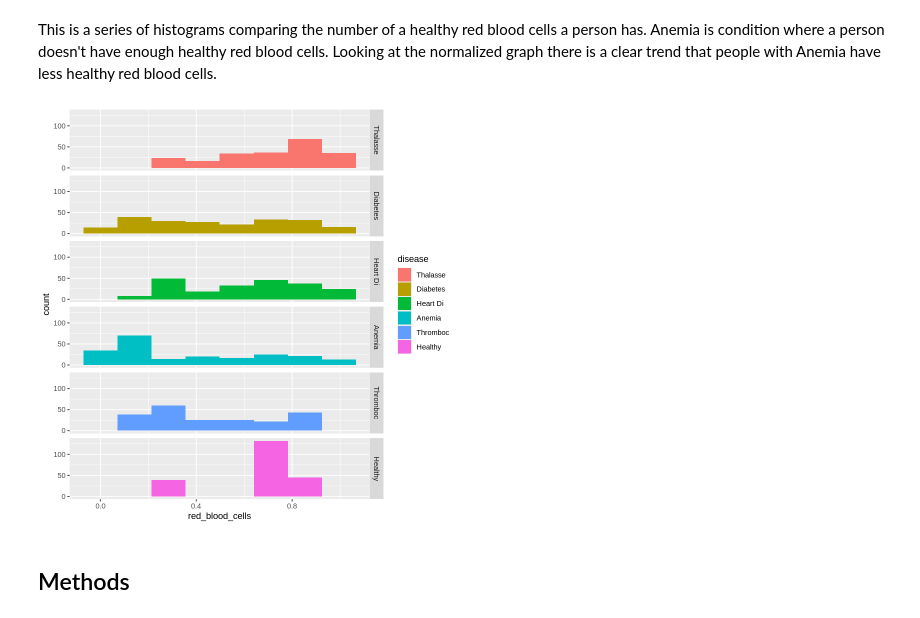
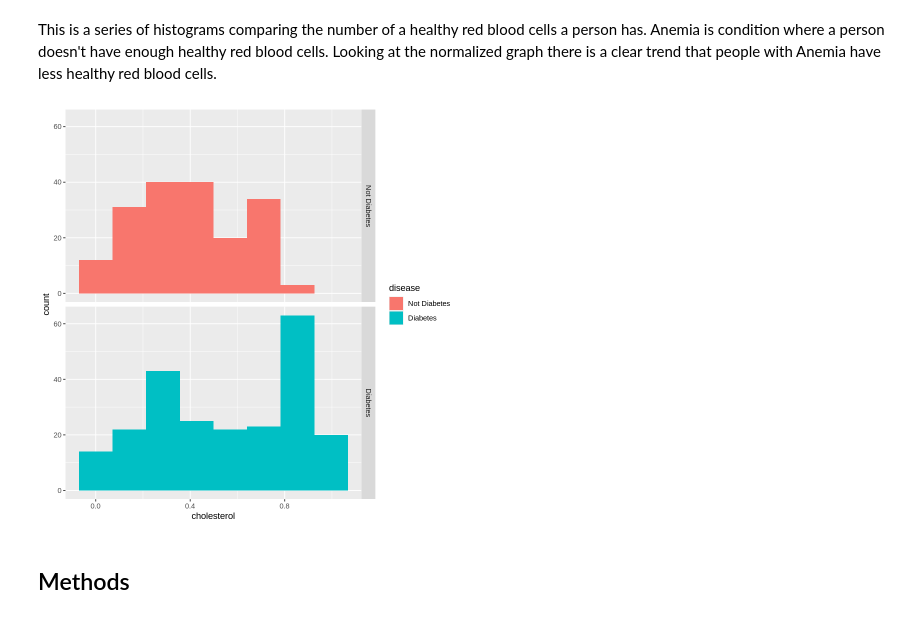
Before and after one commit to kevin-wu01/dsci-100-2023w2-group-39, a Jupyter notebook: group_project_report.ipynb, the cells around one changed output. Cells and saved outputs as stored; diff of their text form; code cells hidden in the pictures.

```diff
--- a/group_project_report.ipynb
+++ b/group_project_report.ipynb
@@ -80,3 +80,15 @@ A tibble: 6 × 25
 | 0.172994018 | 0.05035101 | 0.73599966 | 0.7820224 | 0.06943548 | 0.08521937 | 0.03290692 | ... |
 | 0.758534051 | 0.73996775 | 0.59786776 | 0.7726835 | 0.87571974 | 0.86026493 | 0.48618863 | ... |
 | 0.321872226 | 0.55464909 | 0.19565226 | 0.4272160 | 0.80775117 | 0.37696424 | 0.51952589 | ... |
+# %%
+blood_samples <- blood_samples |>
+                mutate(disease = recode(disease,
+                                       "Diabetes" = "Diabetes",
+                                       "Thalasse" = "Not Diabetes",
+                                       "Heart Di" = "Not Diabetes",
+                                       "Anemia" = "Not Diabetes",
+                                       "Thromboc" = "Not Diabetes",
+                                       "Healthy" = "Not Diabetes"))
+
+
+head(blood_samples)
@@ -152,12 +144,12 @@ This is a series of histograms comparing the number of a healthy red blood cells
 Anemia is condition where a person doesn't have enough healthy red blood cells. Looking at the normalized graph there is a clear trend that people with Anemia have less healthy red blood cells.
 # %%
 red_blood_histogram <- training_blood_samples |>
-                        ggplot(aes(x=red_blood_cells, fill = disease)) +
+                        ggplot(aes(x=cholesterol, fill = disease)) +
                         geom_histogram(bins = 8) +
                         facet_grid(rows = vars(disease))
 red_blood_histogram
 # %% [output]
-[figure, old version]
+[figure, new version]
 # %% [markdown]
 ## Methods
 # %% [markdown]
```
Also changed, not shown: parts of 8 cells of this notebook.
